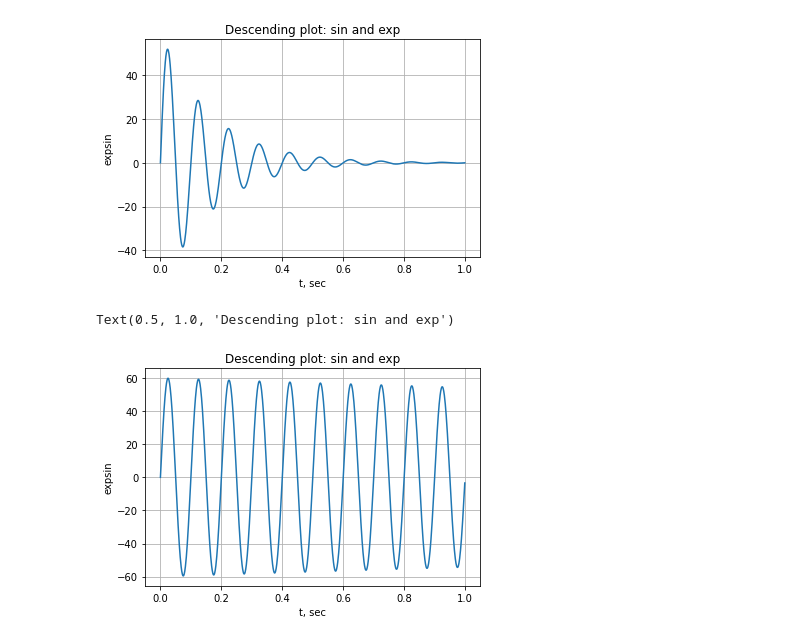
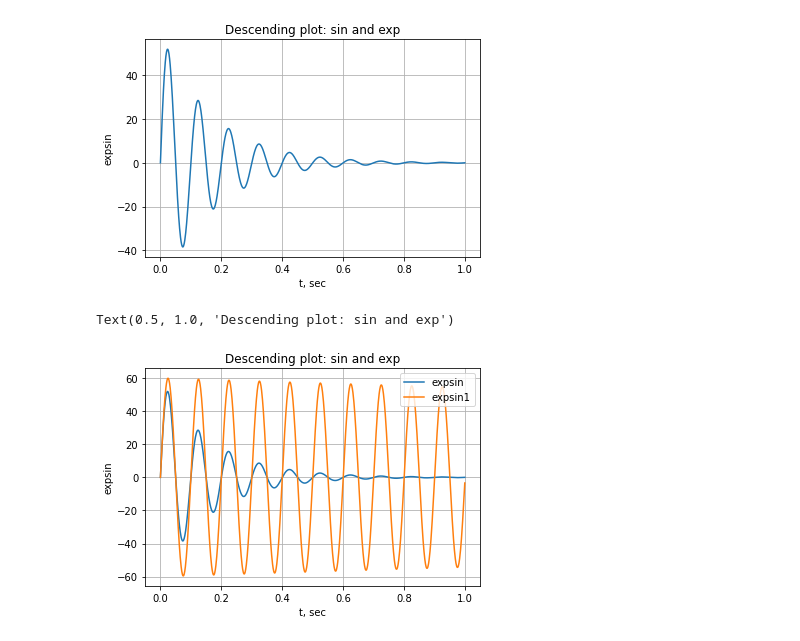
Before and after one commit to Anniegavr/Signal_Processing, a Jupyter notebook: SP_Lab1.ipynb, the cells around one changed output. Saved outputs shown, nothing was run; the diff lists cells and outputs as text; code cells hidden in the pictures.

```diff
--- a/SP_Lab1.ipynb
+++ b/SP_Lab1.ipynb
@@ -341,17 +355,22 @@ Text(0.5, 1.0, 'Descending plot: sin and exp')
 # %%
 t = np.arange(0,1,0.001) # start,stop,step
 A=60
 phi=0
-a=0.1
+a=6
 w0=20*np.pi;
 expsin=A*np.sin(w0*t+phi)*np.exp((-a)*t);
-y = expsin
+A1=60
+phi1=0
+a1=0.1
+w01=20*np.pi;
+expsin1=A1*np.sin(w01*t+phi1)*np.exp((-a1)*t);
 # plt.xlim(0,12)
-plt.plot(t, y)
+plt.plot(t, expsin, t, expsin1)
 plt.grid()
 plt.xlabel('t, sec')
 plt.ylabel('expsin')
+plt.legend(["expsin","expsin1"])
 plt.title('Descending plot: sin and exp')
 # %% [output]
 Text(0.5, 1.0, 'Descending plot: sin and exp')
-[figure, old version]
+[figure, new version]
```
Also changed, not shown: parts of 16 cells of this notebook.
